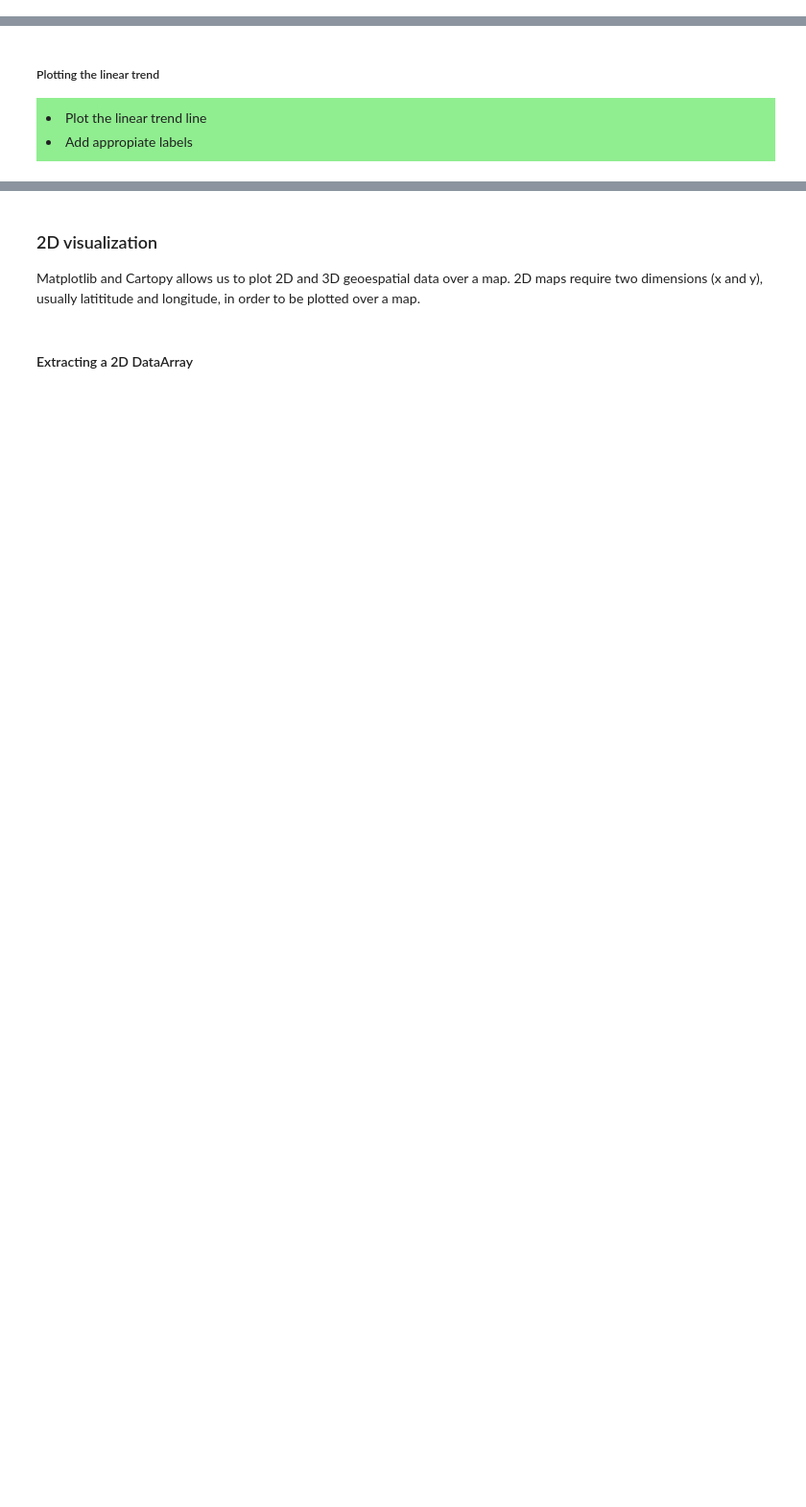
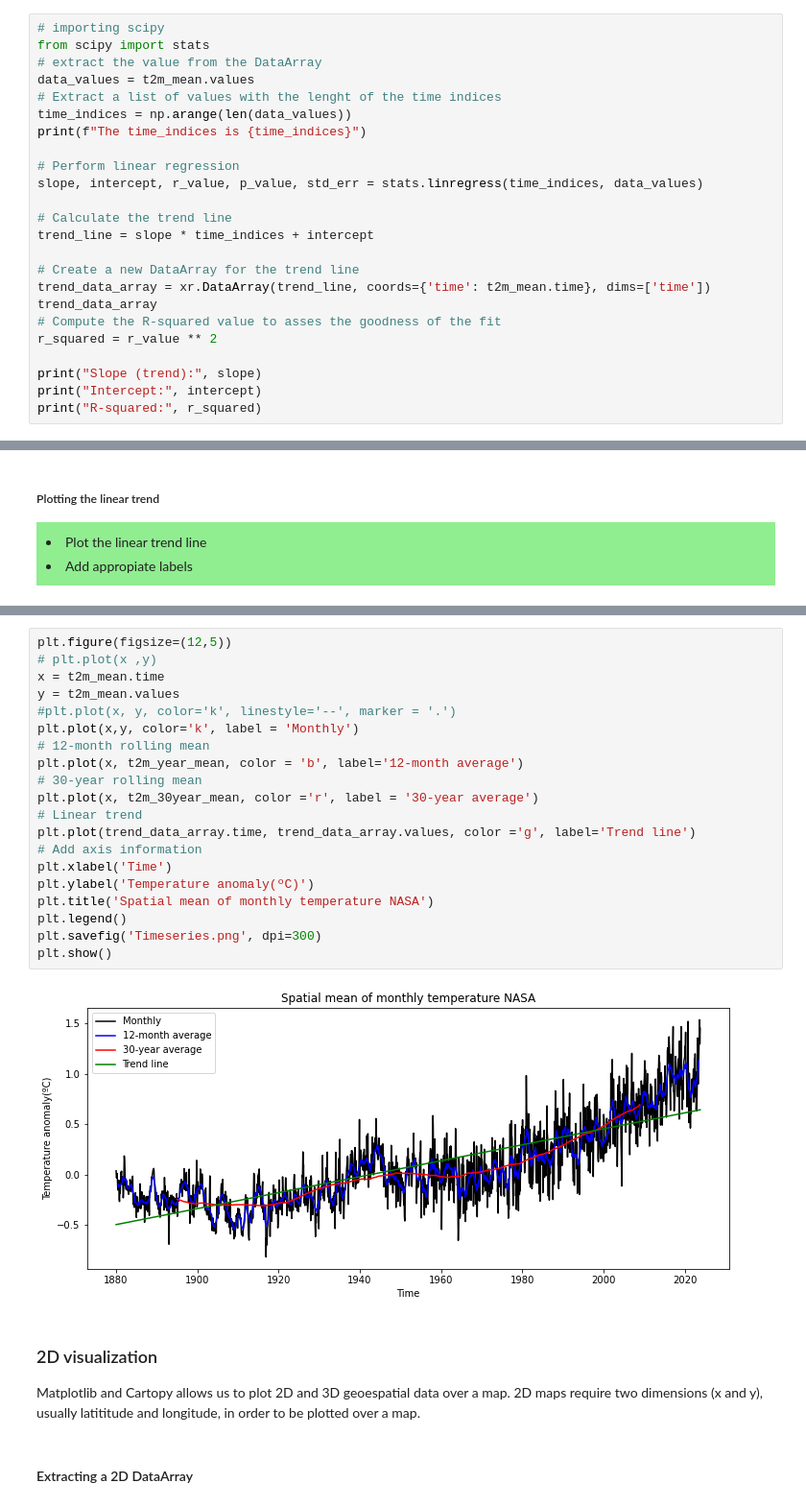
Before and after one commit to PedroLormendez/Climate-Data-A-hands-on-python-course, a Jupyter notebook: notebooks/2.Timeseries_and_2D_visualization.ipynb, the cells around one changed output, grey strips where cells are left out. Shown at 96% size. Drawn from its saved outputs; the diff is of its cells as text; blank space fills up the shorter version.

```diff
--- a/notebooks/2.Timeseries_and_2D_visualization.ipynb
+++ b/notebooks/2.Timeseries_and_2D_visualization.ipynb
@@ -65,0 +153,24 @@ Using Scipy linregress function [scipy.stats.linregress()](https://docs.scipy.or
+# %%
+# importing scipy
+from scipy import stats
+# extract the value from the DataArray
+data_values = t2m_mean.values
+# Extract a list of values with the lenght of the time indices
+time_indices = np.arange(len(data_values))
+print(f"The time_indices is {time_indices}")
+
+# Perform linear regression
+slope, intercept, r_value, p_value, std_err = stats.linregress(time_indices, data_values)
+
+# Calculate the trend line
+trend_line = slope * time_indices + intercept
+
+# Create a new DataArray for the trend line
+trend_data_array = xr.DataArray(trend_line, coords={'time': t2m_mean.time}, dims=['time'])
+trend_data_array
+# Compute the R-squared value to asses the goodness of the fit
+r_squared = r_value ** 2
+
+print("Slope (trend):", slope)
+print("Intercept:", intercept)
+print("R-squared:", r_squared)
@@ -72,3 +191,25 @@ Using Scipy linregress function [scipy.stats.linregress()](https://docs.scipy.or
+# %%
+plt.figure(figsize=(12,5))
+# plt.plot(x ,y)
+x = t2m_mean.time
+y = t2m_mean.values
+#plt.plot(x, y, color='k', linestyle='--', marker = '.')
+plt.plot(x,y, color='k', label = 'Monthly')
+# 12-month rolling mean
+plt.plot(x, t2m_year_mean, color = 'b', label='12-month average')
+# 30-year rolling mean
+plt.plot(x, t2m_30year_mean, color ='r', label = '30-year average')
+# Linear trend
+plt.plot(trend_data_array.time, trend_data_array.values, color ='g', label='Trend line')
+# Add axis information
+plt.xlabel('Time')
+plt.ylabel('Temperature anomaly(ºC)')
+plt.title('Spatial mean of monthly temperature NASA')
+plt.legend()
+plt.savefig('Timeseries.png', dpi=300)
+plt.show()
+# %% [output]
+[figure, added]
 # %% [markdown]
 ### 2D visualization
 Matplotlib and Cartopy allows us to plot 2D and 3D geoespatial data over a map. 2D maps require two dimensions (x and y), usually latititude and longitude, in order to be plotted over a map.
```
Also changed, not shown: parts of 21 cells of this notebook, 2 other files.
